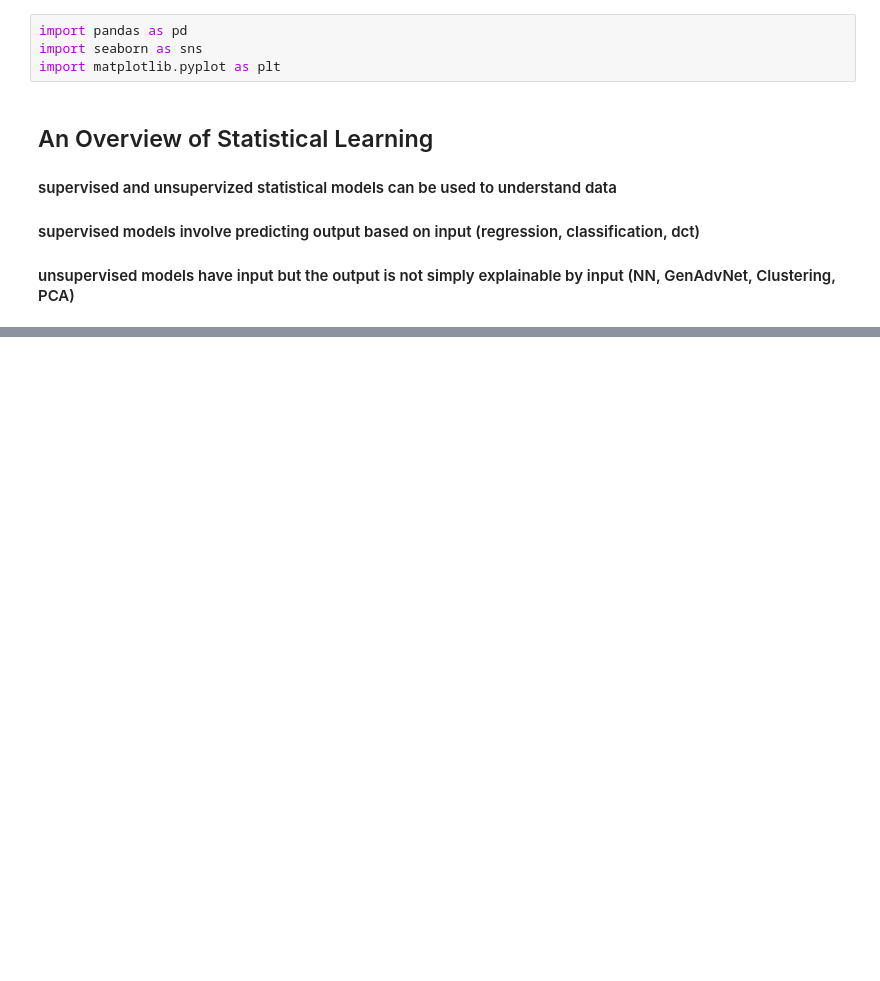
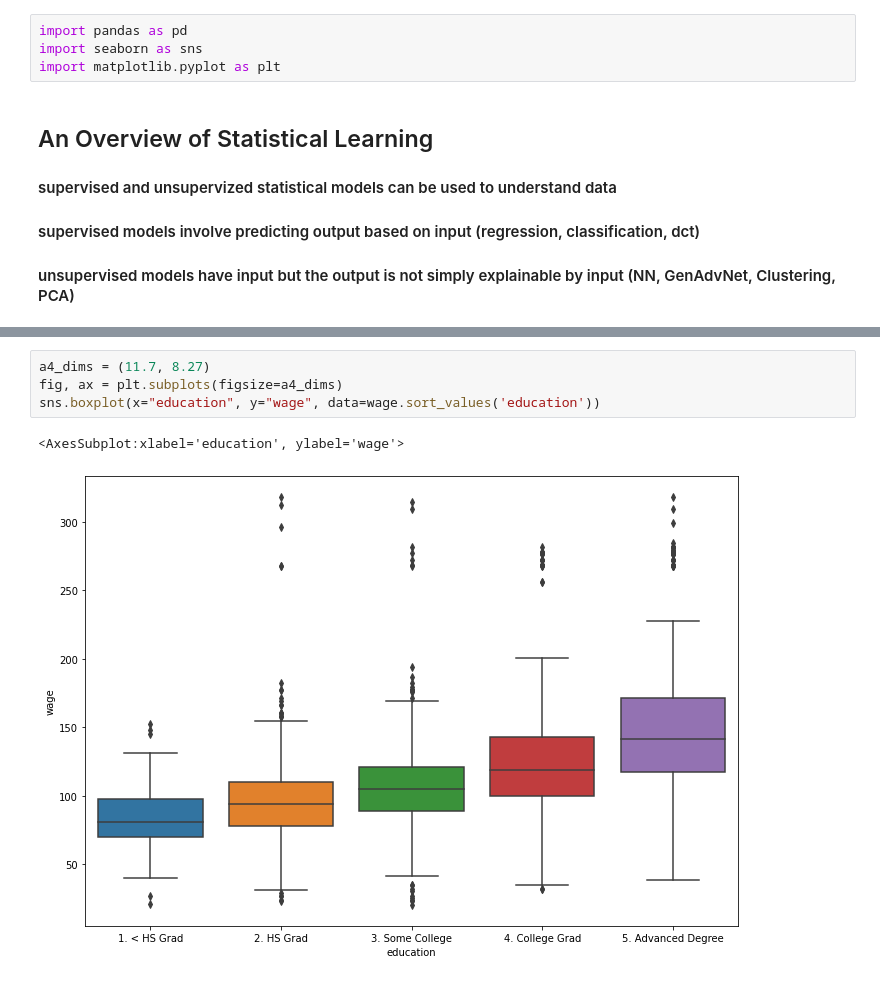
Before and after one commit to qweliant/islr, a Jupyter notebook: Chapter2.ipynb, the cells around one changed output, grey strips where cells are left out. Drawn from its saved outputs; the diff is of its cells as text; blank space fills up the shorter version.

```diff
--- a/Chapter2.ipynb
+++ b/Chapter2.ipynb
@@ -24,0 +33,7 @@ wage.head()
+# %%
+a4_dims = (11.7, 8.27)
+fig, ax = plt.subplots(figsize=a4_dims)
+sns.boxplot(x="education", y="wage", data=wage.sort_values('education'))
+# %% [output]
+<AxesSubplot:xlabel='education', ylabel='wage'>
+[figure, added]
```
Also changed, not shown: parts of 8 cells of this notebook.
